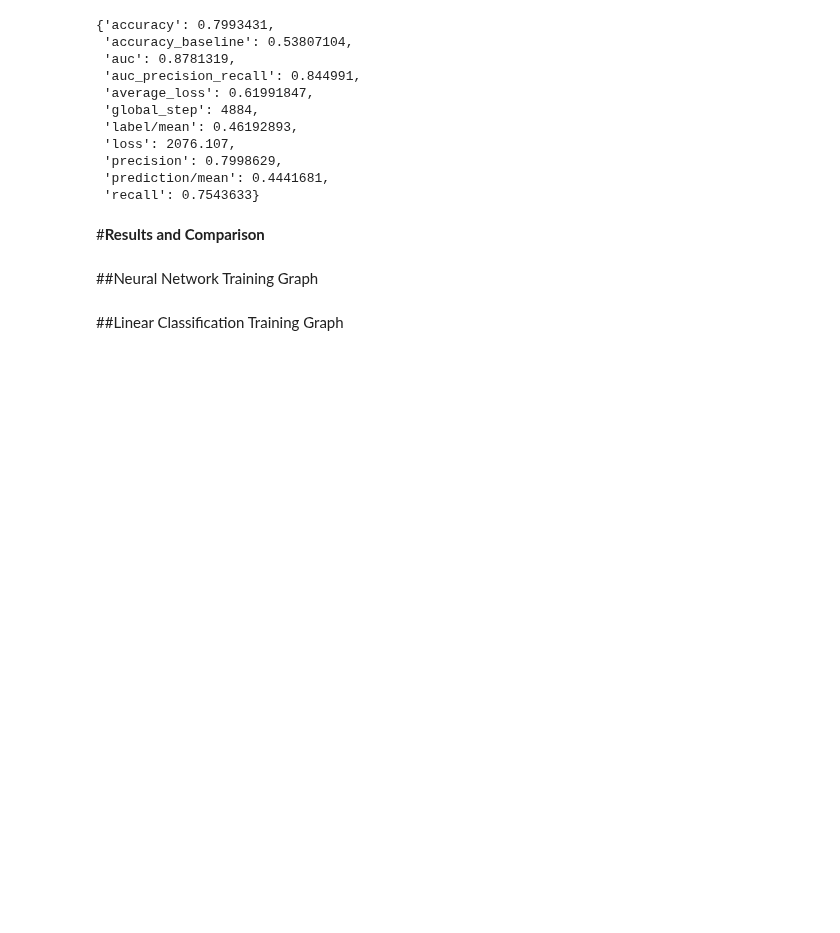
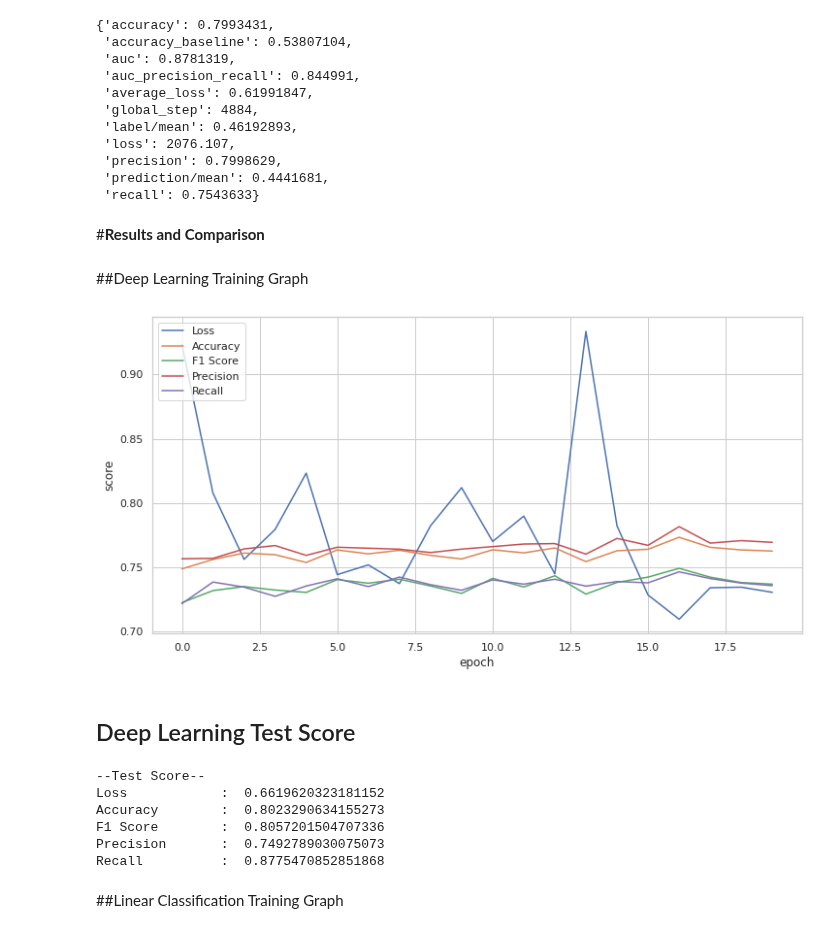
Before and after one commit to putricinto/Machine-Learning-Project---MLCC, a Jupyter notebook: Exercise1_Bank_Classification.ipynb, the cells around one changed output. Saved outputs shown, nothing was run; the diff lists cells and outputs as text; code cells hidden in the pictures; blank space fills up the shorter version.

Commit message:
adjust parameter, add more metrics, plot the training graph, add test score (deep learning)

```diff
--- a/Exercise1_Bank_Classification.ipynb
+++ b/Exercise1_Bank_Classification.ipynb
@@ -394,21 +394,28 @@ Last layer is output layer with 1 neuron.
 # %%
 nn_model = tf.keras.Sequential([
   feature_layer,
-  layers.Dense(32, activation='relu'),
-  layers.Dense(1)
+  layers.Dense(30, activation='relu'),
+  layers.Dense(10, activation='relu'),
+  layers.Dense(1, activation='sigmoid')
 ])
 # %% [markdown]
 ##Compile, Training, and Testing Model
 # %%
 nn_model.compile(optimizer='adam',
-              loss=tf.keras.losses.BinaryCrossentropy(from_logits=True),
-              metrics=['accuracy'])
+                 loss='binary_crossentropy',
+                 metrics=['acc',f1_m,precision_m, recall_m])
 
-nn_model.fit(train_ds,
-          #validation_data=val_ds,
-          epochs=20)
+history = nn_model.fit(train_ds,
+                       #validation_data=val_ds,
+                       epochs=20)
 
-loss, accuracy = nn_model.evaluate(test_ds)
-print("Accuracy", accuracy)
+#loss, accuracy = nn_model.evaluate(test_ds)
+#print("Accuracy", accuracy)
+loss, accuracy, f1_score, precision, recall = nn_model.evaluate(test_ds)
+print('Loss\t\t: ', loss)
+print('Accuracy\t: ', accuracy)
+print('F1 Score\t: ', f1_score)
+print('Precision\t: ', precision)
+print('Recall\t\t: ', recall)
 # %% [output]
 Epoch 1/20
@@ -528,7 +552,36 @@ INFO:tensorflow:Saving 'checkpoint_path' summary for global step 4884: /tmp/tmp6
 # %% [markdown]
 #**Results and Comparison**
 # %% [markdown]
-##Neural Network Training Graph
+##Deep Learning Training Graph
+# %%
+plt.figure(figsize =(12,6))
+plt.plot(history.history['loss'])
+plt.plot(history.history['acc'])
+plt.plot(history.history['f1_m'])
+plt.plot(history.history['precision_m'])
+plt.plot(history.history['recall_m'])
+plt.ylabel('score')
+plt.xlabel('epoch')
+plt.legend(['Loss', 'Accuracy', 'F1 Score', 'Precision', 'Recall'], loc='upper left')
+plt.show()
+# %% [output]
+[figure, added]
+# %% [markdown]
+## Deep Learning Test Score
+# %%
+print('--Test Score--')
+print('Loss\t\t: ', loss)
+print('Accuracy\t: ', accuracy)
+print('F1 Score\t: ', f1_score)
+print('Precision\t: ', precision)
+print('Recall\t\t: ', recall)
+# %% [output]
+--Test Score--
+Loss            :  0.6619620323181152
+Accuracy        :  0.8023290634155273
+F1 Score        :  0.8057201504707336
+Precision       :  0.7492789030075073
+Recall          :  0.8775470852851868
 # %% [markdown]
 ##Linear Classification Training Graph
 # %%
```
Also changed, not shown: parts of 9 cells of this notebook.
